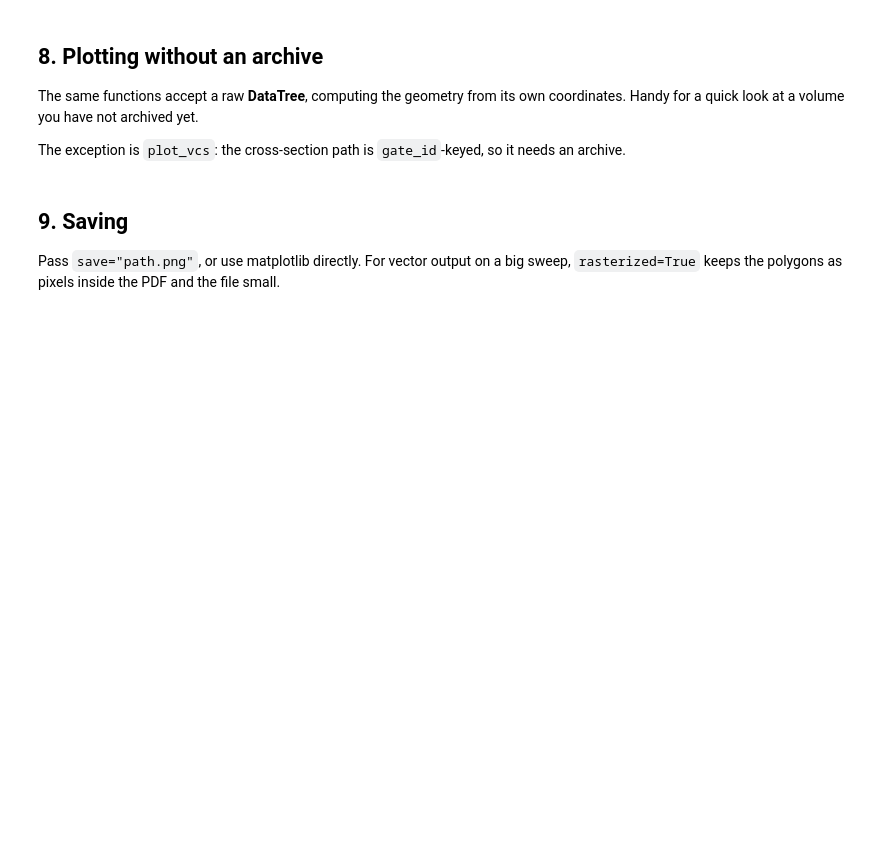
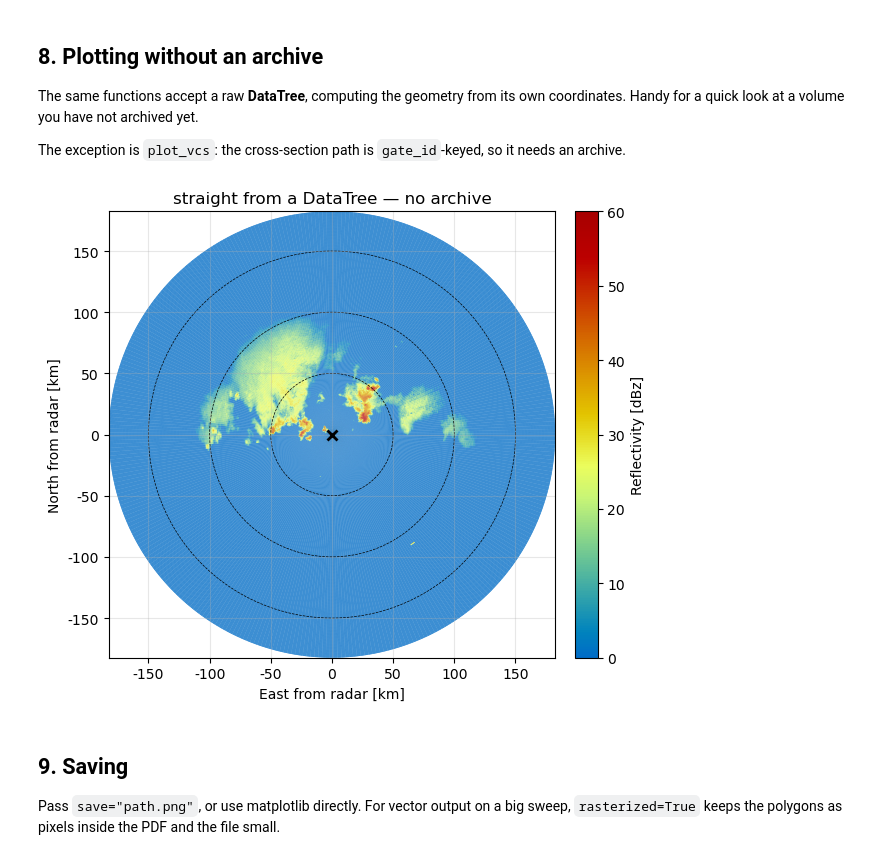
Before and after one commit to erikposchivo/RadDB, a Jupyter notebook: tutorial/04_plots.ipynb, the cells around one changed output. Saved outputs shown, nothing was run; the diff lists cells and outputs as text; code cells hidden in the pictures; blank space fills up the shorter version.

```diff
--- a/tutorial/04_plots.ipynb
+++ b/tutorial/04_plots.ipynb
@@ -37,10 +37,10 @@ import raddb
 # ARCHIVE_DIR must be the same archive tutorial 1 wrote. If it has not run,
 # the cell below builds it.
 
-MCH_DIR = Path("~/Desktop/LTE_project/ltenas8/data/RADAR/MCH_datatree").expanduser()
-NEXRAD_DIR = Path("~/Desktop/LTE_project/ltenas8/data/RADAR/NEXRAD_datatree").expanduser()
+FMI_DIR = Path("~/Desktop/LTE_project/ltenas8/data/RADAR/FMI_datatree_zarr").expanduser()
+NEXRAD_DIR = Path("~/Desktop/LTE_project/ltenas8/data/RADAR/NEXRAD_datatree_zarr").expanduser()
 ARCHIVE_DIR = Path("~/Desktop/LTE_project/ltenas8/users/giacobbi/raddb_tutorial_archive").expanduser()
 
-print("MCH DataTrees   :", MCH_DIR)
+print("FMI DataTrees   :", FMI_DIR)
 print("NEXRAD DataTrees:", NEXRAD_DIR)
 print("Archive         :", ARCHIVE_DIR)
@@ -311,13 +378,15 @@ coordinates. Handy for a quick look at a volume you have not archived yet.
 The exception is `plot_vcs`: the cross-section path is `gate_id`-keyed, so it
 needs an archive.
 # %%
-dt = raddb.open_any_datatree(sorted(MCH_DIR.glob("L_*.zarr"))[0])
+dt = raddb.open_any_datatree(sorted(FMI_DIR.glob("FANJ_*.zarr"))[0])
 
 fig, ax = plt.subplots(figsize=(6.2, 5.4))
 raddb.plot_ppi(dt, sweep=4, variable="DBZH", ax=ax)
 ax.set_title("straight from a DataTree — no archive")
 plt.tight_layout()
 plt.show()
+# %% [output]
+[figure, added]
 # %% [markdown]
 ## 9. Saving
 
```
Also changed, not shown: parts of 21 cells of this notebook, 6 other files.
